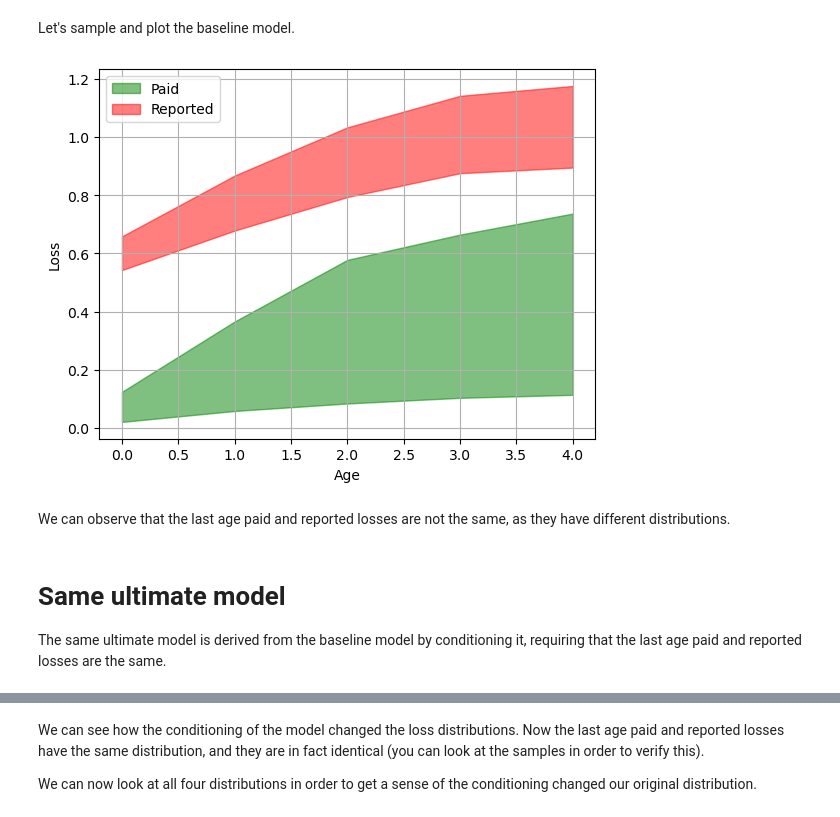
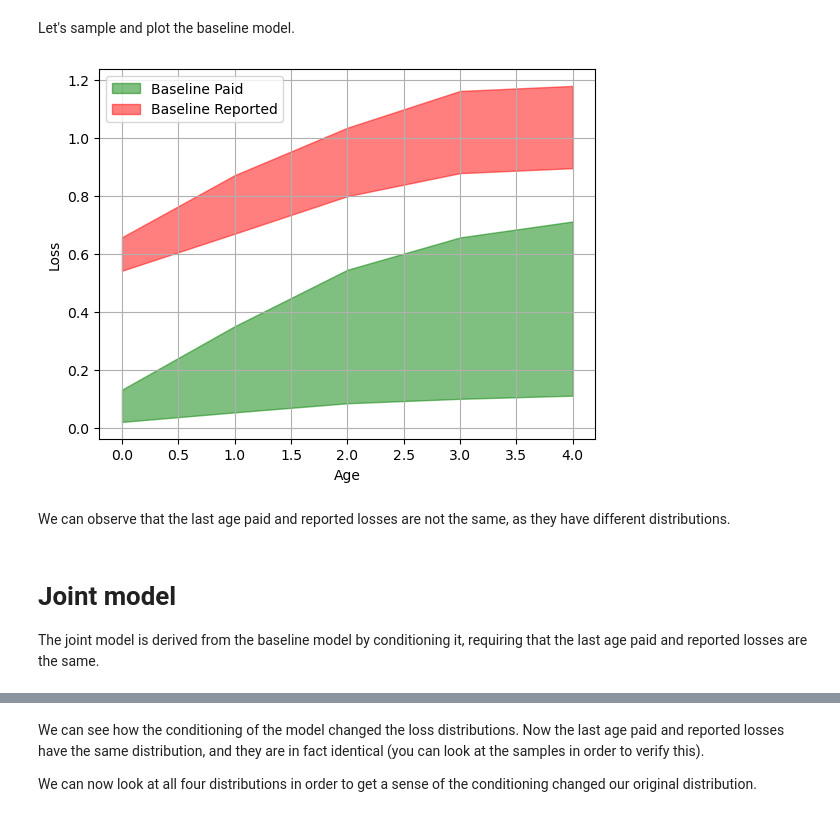
Before and after one commit to PredicTri/public, a Jupyter notebook: paid_reported_model.ipynb, the cells around one changed output, grey strips where cells are left out. Cells and saved outputs as stored; diff of their text form; code cells hidden in the pictures.

```diff
--- a/paid_reported_model.ipynb
+++ b/paid_reported_model.ipynb
@@ -104,28 +104,28 @@ Let's sample and plot the baseline model.
 # %%
 base_samples = pyro.infer.WeighedPredictive(base_model, guide=base_guide, num_samples=10000,
                                             parallel=True, return_sites=["paid_loss", "reported_loss"])()
 
 lower_percentile = 0.25
 upper_percentile = 0.75
 
 def plot_ci(samples, **kwargs):
     lower, upper = pyro.ops.stats.quantile(samples, [lower_percentile, upper_percentile])
     plt.fill_between(range(samples.shape[-1]), lower, upper, **kwargs)
 
-plot_ci(base_samples.samples["paid_loss"], alpha=0.5, label="Paid", color="g")
-plot_ci(base_samples.samples["reported_loss"], alpha=0.5, label="Reported", color="r")
+plot_ci(base_samples.samples["paid_loss"], alpha=0.5, label="Baseline Paid", color="g")
+plot_ci(base_samples.samples["reported_loss"], alpha=0.5, label="Baseline Reported", color="r")
 plt.legend(loc="upper left")
 plt.xlabel("Age")
 plt.ylabel("Loss")
 plt.grid()
 # %% [output]
-[figure, old version]
+[figure, new version]
 # %% [markdown]
 We can observe that the last age paid and reported losses are not the same, as they have different distributions.
 # %% [markdown]
-# Same ultimate model
+# Joint model
 
-The same ultimate model is derived from the baseline model by conditioning it, requiring that the last age paid and reported losses are the same.
+The joint model is derived from the baseline model by conditioning it, requiring that the last age paid and reported losses are the same.
 # %%
 # Split last loss
 split_reparam = SplitReparam([len(paid_loss_development_factor_mu) - 1, 1], -1)
```
Also changed, not shown: parts of 8 cells of this notebook.
